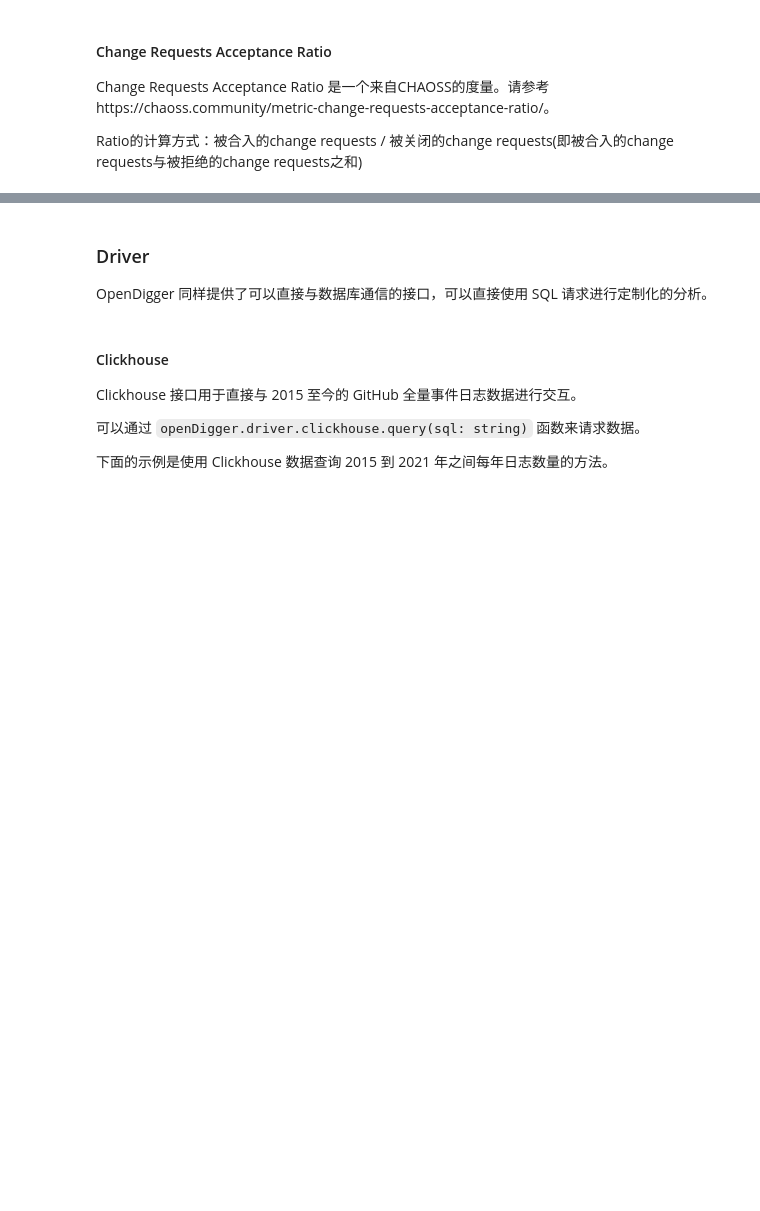
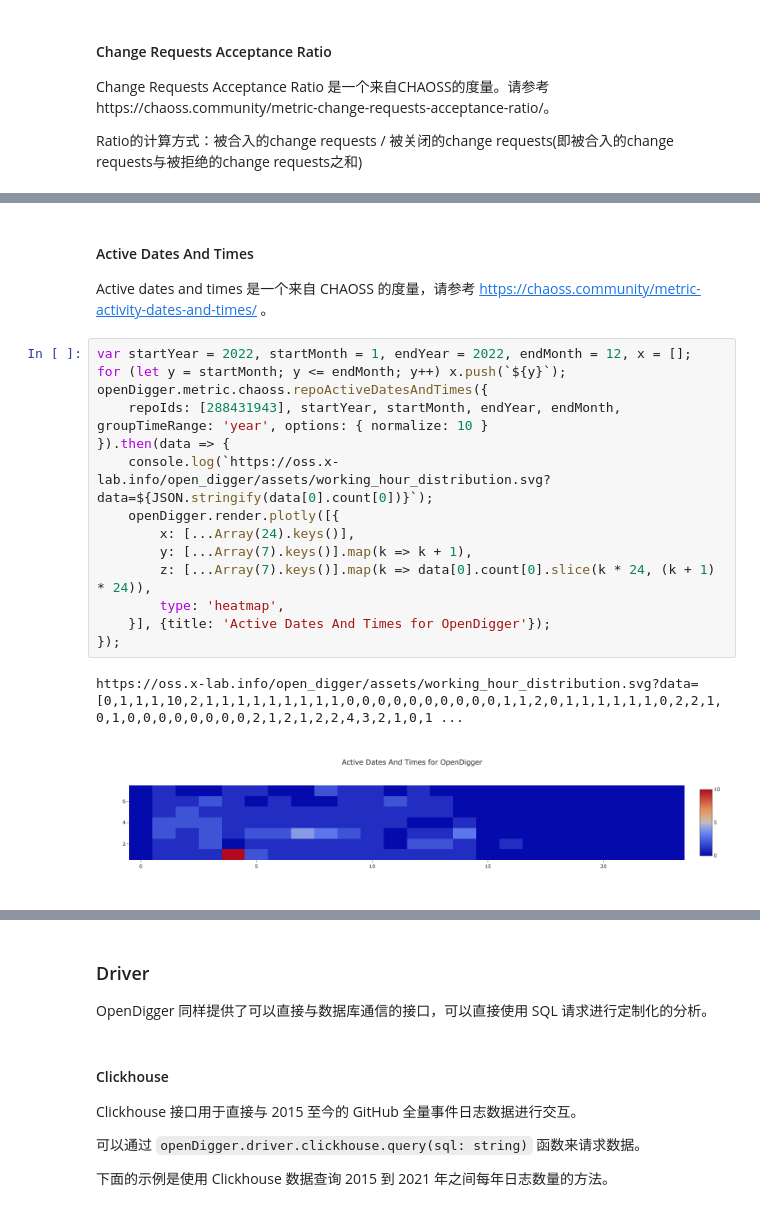
Before and after one commit to X-lab2017/open-digger, a Jupyter notebook: notebook/handbook_zh.ipynb, the cells around one changed output, grey strips where cells are left out. Cells and saved outputs as stored; diff of their text form; blank space fills up the shorter version.

```diff
--- a/notebook/handbook_zh.ipynb
+++ b/notebook/handbook_zh.ipynb
@@ -524,0 +525,21 @@ openDigger.metric.chaoss.changeRequestsAcceptanceRatio({ labelIntersect: ['Compa
+# %% [markdown]
+#### Active Dates And Times
+
+Active dates and times 是一个来自 CHAOSS 的度量，请参考 https://chaoss.community/metric-activity-dates-and-times/ 。
+# %%
+var startYear = 2022, startMonth = 1, endYear = 2022, endMonth = 12, x = [];
+for (let y = startMonth; y <= endMonth; y++) x.push(`${y}`);
+openDigger.metric.chaoss.repoActiveDatesAndTimes({
+    repoIds: [288431943], startYear, startMonth, endYear, endMonth, groupTimeRange: 'year', options: { normalize: 10 }
+}).then(data => {
+    console.log(`https://oss.x-lab.info/open_digger/assets/working_hour_distribution.svg?data=${JSON.stringify(data[0].count[0])}`);
+    openDigger.render.plotly([{
+        x: [...Array(24).keys()],
+        y: [...Array(7).keys()].map(k => k + 1),
+        z: [...Array(7).keys()].map(k => data[0].count[0].slice(k * 24, (k + 1) * 24)),
+        type: 'heatmap',
+    }], {title: 'Active Dates And Times for OpenDigger'});
+});
+# %% [output]
+https://oss.x-lab.info/open_digger/assets/working_hour_distribution.svg?data=[0,1,1,1,10,2,1,1,1,1,1,1,1,1,1,0,0,0,0,0,0,0,0,0,0,1,1,2,0,1,1,1,1,1,1,0,2,2,1,0,1,0,0,0,0,0,0,0,0,2,1,2,1,2,2,4,3,2,1,0,1 ...
+[figure, added]
```
Also changed, not shown: parts of 5 cells of this notebook, 4 other files.
